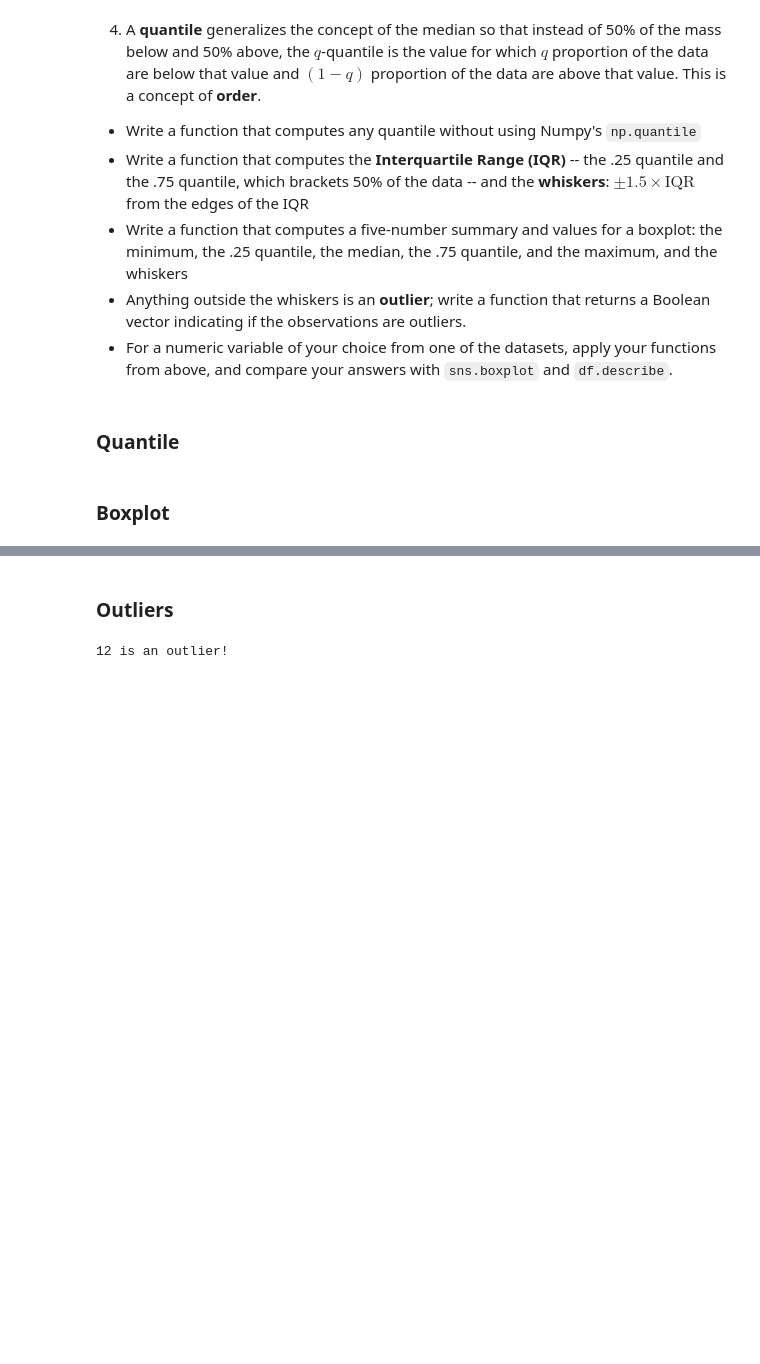
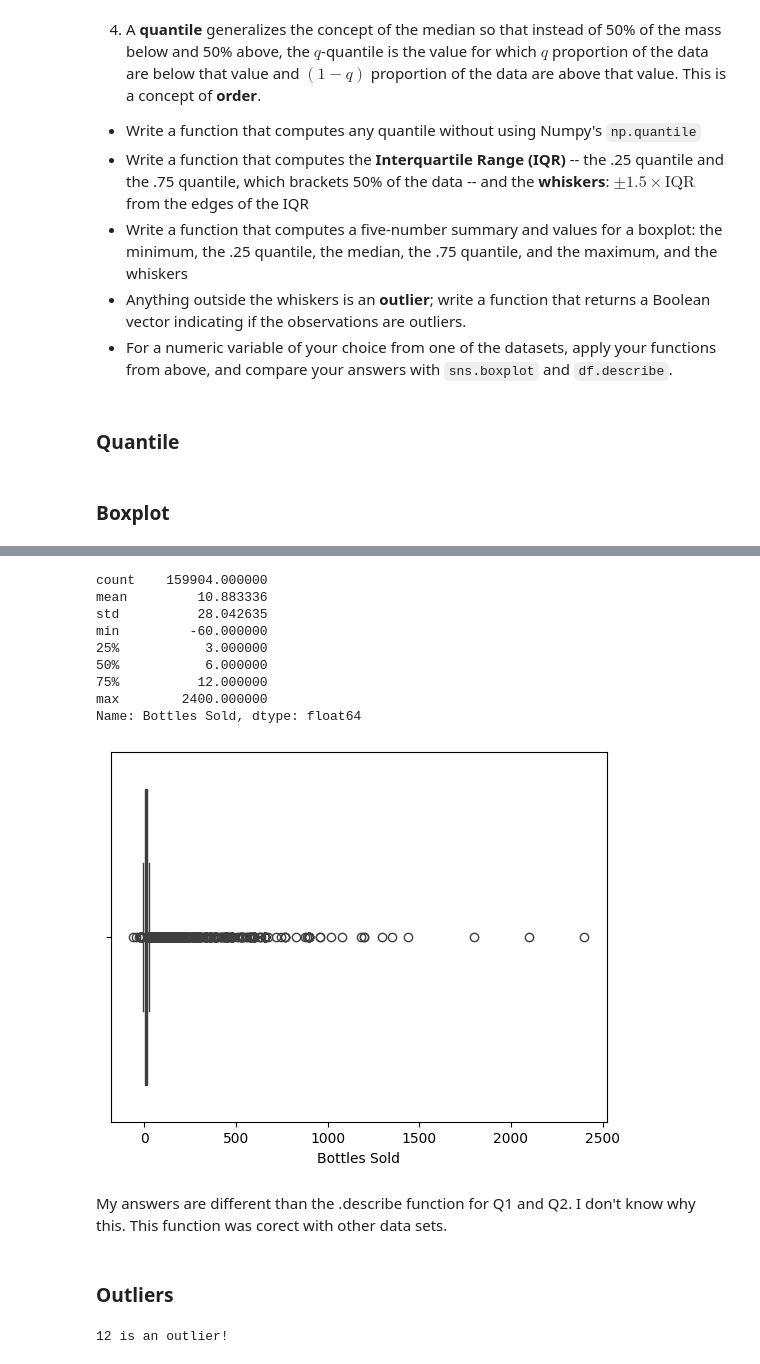
Before and after one commit to gegeorge25/DS5030_public_repo, a Jupyter notebook: assignment_2-1.ipynb, the cells around one changed output, grey strips where cells are left out. Drawn from its saved outputs; the diff is of its cells as text; code cells hidden in the pictures; blank space fills up the shorter version.

```diff
--- a/assignment_2-1.ipynb
+++ b/assignment_2-1.ipynb
@@ -17,7 +17,7 @@ import numpy as np
 import plotly.express as px
 import seaborn as sns
 # %%
-iowa= pd.read_csv('00_intro/data/iowa.csv')
+iowa= pd.read_csv('/Users/graceegeorge/DS5030_public_repo/data/iowa.csv')
 iowa
 # %% [output]
 |  | Invoice/Item Number | Date | Store Number | Store Name | Zip Code | Category Name | Vendor Name | ... |
@@ -268,3 +243,19 @@ Name: Bottles Sold, Length: 159904, dtype: int64
+# %%
+sns.boxplot(x=iowa["Bottles Sold"])
+iowa["Bottles Sold"].describe()
+# %% [output]
+count    159904.000000
+mean         10.883336
+std          28.042635
+min         -60.000000
+25%           3.000000
+50%           6.000000
+75%          12.000000
+max        2400.000000
+Name: Bottles Sold, dtype: float64
+[figure, added]
+# %% [markdown]
+My answers are different than the .describe function for Q1 and Q2. I don't know why this. This function was corect with other data sets.
 # %% [markdown]
 ### Outliers
 # %%
```
Also changed, not shown: parts of 8 cells of this notebook.
